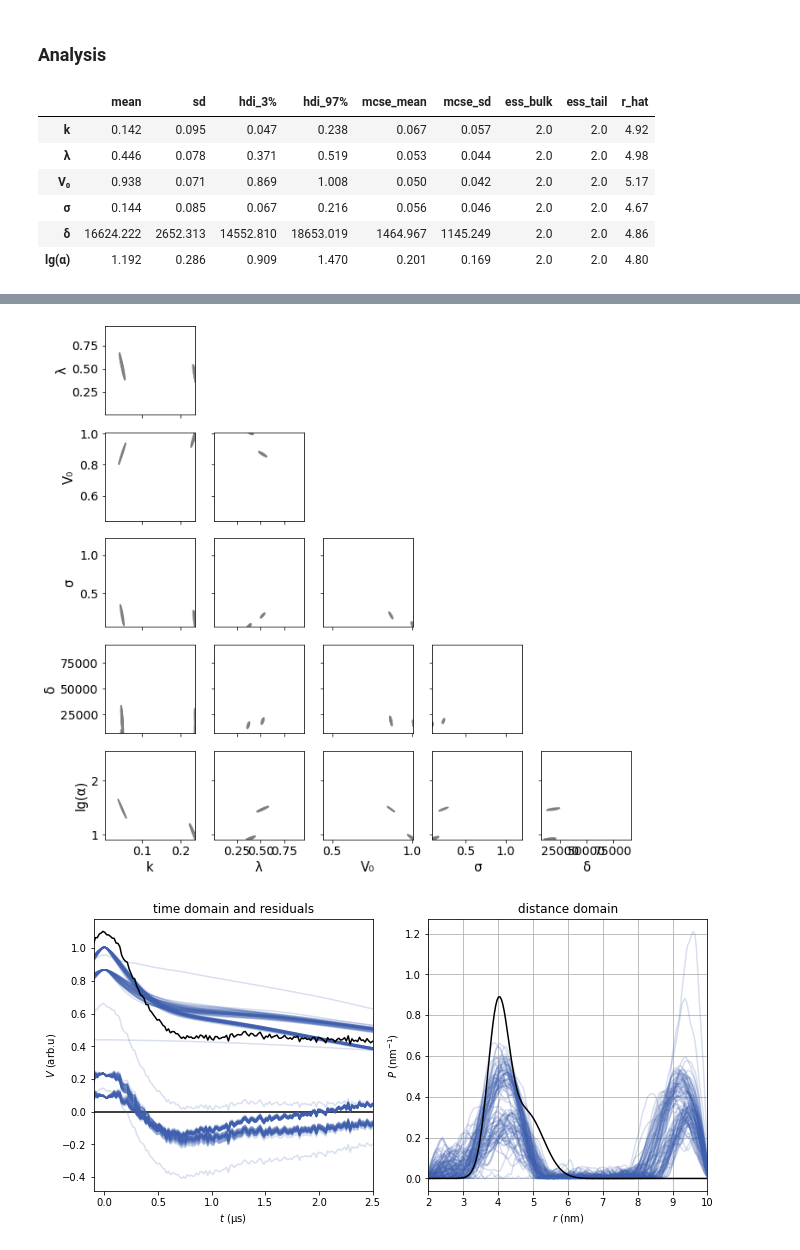
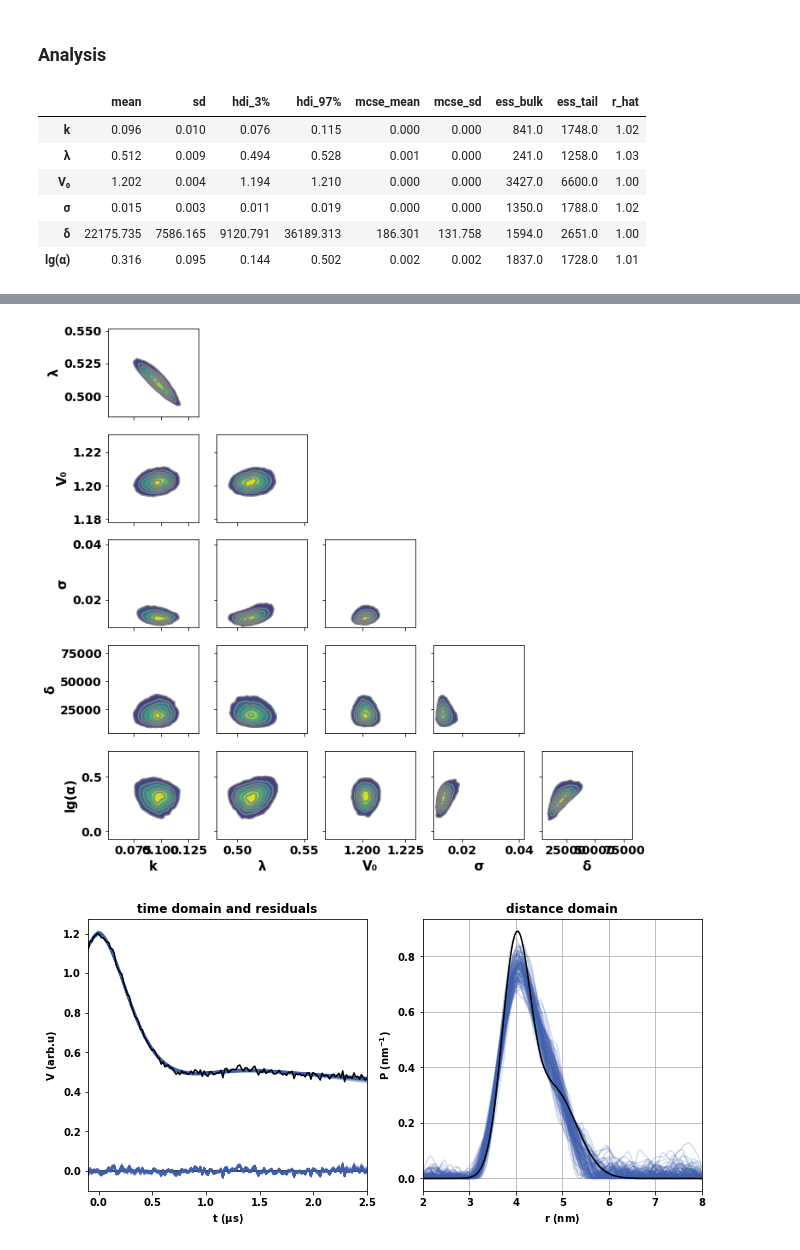
Before and after one commit to StollLab/dive-scripts, a Jupyter notebook: randP/randP_full_model.ipynb, the cells around one changed output, grey strips where cells are left out. Saved outputs shown, nothing was run; the diff lists cells and outputs as text; code cells hidden in the pictures.

Commit message:
update scripts - sampling from full model is now working

```diff
--- a/randP/randP_full_model.ipynb
+++ b/randP/randP_full_model.ipynb
@@ -20,3 +20,5 @@ from theano.tensor import nlinalg as tnp
 from theano.tensor import slinalg as snp
 # %% [markdown]
 ### Generate a synthetic distribution and calculate S
+# %%
+data, pars = dive.generateMultiGauss(nt = 150, seed = 129, k = 0.1, sigma = 0.01)
@@ -50,23 +47,19 @@ plt.show()
 # %% [markdown]
 ### Initialize parameters and matrices
-# %%
-B = dl.bg_exp(t,0.1)
-lamb = 0.5
-
-S = np.divide(Vexp/Vscale,B)
-S = (S-1+lamb)/lamb
 # %%
-r = np.linspace(2,6.5,120)
+# r vector
+r = np.linspace(2,8,150)
+dr = r[1] - r[0]
 
-K = dl.dipolarkernel(t,r,integralop=True)    # kernel matrix
-K[:,0] = 2*K[:,0]
-K[:,-1] = 2*K[:,-1]
+Pref = dl.dd_gauss2(r,pars['gaussians'])
 
-KtK = np.matmul(np.transpose(K),K)
-
+# kernel regularization operator
+K0 = dl.dipolarkernel(t,r,integralop=False)   # kernel matrix
 L = dl.regoperator(np.linspace(1,len(r),len(r)), 2)
 LtL = np.matmul(np.transpose(L),L)
+K0tK0 = np.matmul(np.transpose(K0),K0)
 
+# parameters for delta distribution
 a0 = 0.01
 b0 = 1e-6
 # %% [markdown]
@@ -111,8 +112,8 @@ pm.model_to_graphviz(model)
 ### Run sampler
 # %%
 with model:
-    step_P0 = dive.SampleFullP(P0, delta, sigma, k, lamb, V0, LtL, t, Vexp, r)
-    trace = pm.sample(step = step_P0, chains=4, cores=4, draws=4000, tune=3000, return_inferencedata=False, progressbar = False)
+    step_P0 = dive.SamplePfromV(P0, K0, LtL, t, Vexp, r, delta, sigma, k, lamb, V0)
+    trace = pm.sample(step = step_P0, chains=4, cores=4, draws=10000, tune=5000, return_inferencedata=False, progressbar = False)
 # %% [output]
 Multiprocess sampling (4 chains in 4 jobs)
 CompoundStep
@@ -133,12 +129,12 @@ Inputs types: [TensorType(float64, vector), TensorType(float64, scalar), TensorT
 # %% [markdown]
 ### Analysis
 # %%
-dive.summary(trace, model, Vexp, t, r, Pref = testdata['P'])
+dive.summary(trace, model, Vexp, t, r, Pref = Pref)
 # %% [output]
 |  | mean | sd | hdi_3% | hdi_97% | mcse_mean | mcse_sd | ess_bulk | ess_tail | r_hat |
-| k | 0.142 | 0.095 | 0.047 | 0.238 | 0.067 | 0.057 | 2.0 | 2.0 | 4.92 |
-| λ | 0.446 | 0.078 | 0.371 | 0.519 | 0.053 | 0.044 | 2.0 | 2.0 | 4.98 |
-| V₀ | 0.938 | 0.071 | 0.869 | 1.008 | 0.050 | 0.042 | 2.0 | 2.0 | 5.17 |
-| σ | 0.144 | 0.085 | 0.067 | 0.216 | 0.056 | 0.046 | 2.0 | 2.0 | 4.67 |
-| δ | 16624.222 | 2652.313 | 14552.810 | 18653.019 | 1464.967 | 1145.249 | 2.0 | 2.0 | 4.86 |
-| lg(α) | 1.192 | 0.286 | 0.909 | 1.470 | 0.201 | 0.169 | 2.0 | 2.0 | 4.80 |
+| k | 0.096 | 0.010 | 0.076 | 0.115 | 0.000 | 0.000 | 841.0 | 1748.0 | 1.02 |
+| λ | 0.512 | 0.009 | 0.494 | 0.528 | 0.001 | 0.000 | 241.0 | 1258.0 | 1.03 |
+| V₀ | 1.202 | 0.004 | 1.194 | 1.210 | 0.000 | 0.000 | 3427.0 | 6600.0 | 1.00 |
+| σ | 0.015 | 0.003 | 0.011 | 0.019 | 0.000 | 0.000 | 1350.0 | 1788.0 | 1.02 |
+| δ | 22175.735 | 7586.165 | 9120.791 | 36189.313 | 186.301 | 131.758 | 1594.0 | 2651.0 | 1.00 |
+| lg(α) | 0.316 | 0.095 | 0.144 | 0.502 | 0.002 | 0.002 | 1837.0 | 1728.0 | 1.01 |
@@ -146,2 +142,2 @@ dive.summary(trace, model, Vexp, t, r, Pref = testdata['P'])
-[figure, old version]
+[figure, new version]
-[figure, old version]
+[figure, new version]
```
Also changed, not shown: parts of 6 cells of this notebook, 10 other files.
